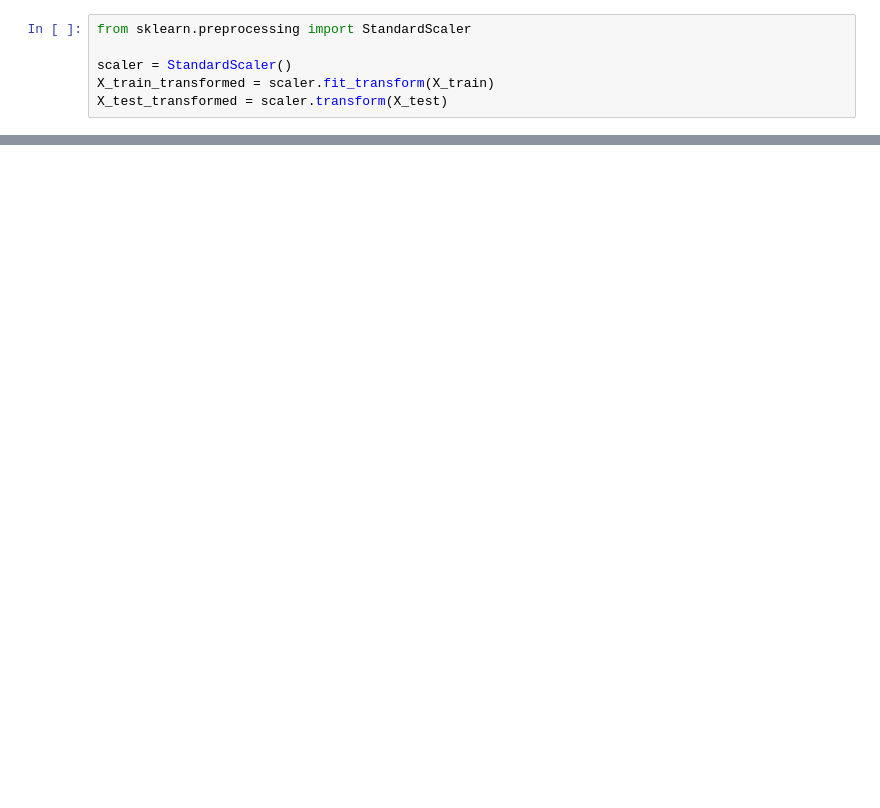
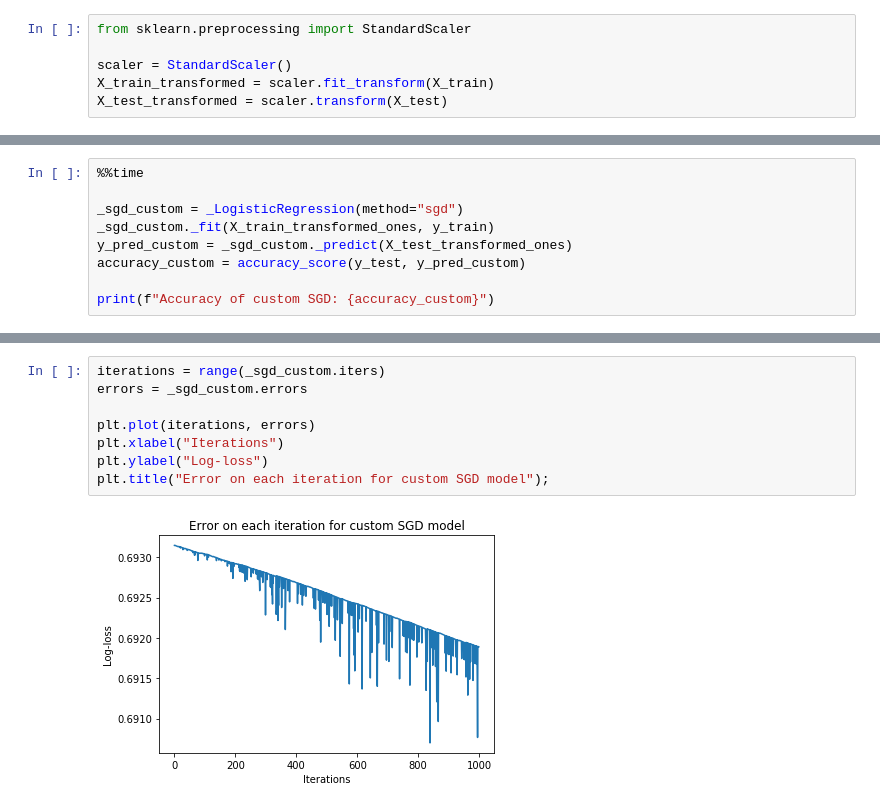
Before and after one commit to Mynzhassar/ml-algorithms, a Jupyter notebook: logistic_regression.ipynb, the cells around one changed output, grey strips where cells are left out. Drawn from its saved outputs; the diff is of its cells as text; blank space fills up the shorter version.

```diff
--- a/logistic_regression.ipynb
+++ b/logistic_regression.ipynb
@@ -101,0 +163,9 @@ _lr_custom = _LogisticRegression()
+# %%
+%%time
+
+_sgd_custom = _LogisticRegression(method="sgd")
+_sgd_custom._fit(X_train_transformed_ones, y_train)
+y_pred_custom = _sgd_custom._predict(X_test_transformed_ones)
+accuracy_custom = accuracy_score(y_test, y_pred_custom)
+
+print(f"Accuracy of custom SGD: {accuracy_custom}")
@@ -101,0 +175,10 @@ _lr_custom = _LogisticRegression()
+# %%
+iterations = range(_sgd_custom.iters)
+errors = _sgd_custom.errors
+
+plt.plot(iterations, errors)
+plt.xlabel("Iterations")
+plt.ylabel("Log-loss")
+plt.title("Error on each iteration for custom SGD model");
+# %% [output]
+[figure, added]
```
Also changed, not shown: parts of 12 cells of this notebook.
